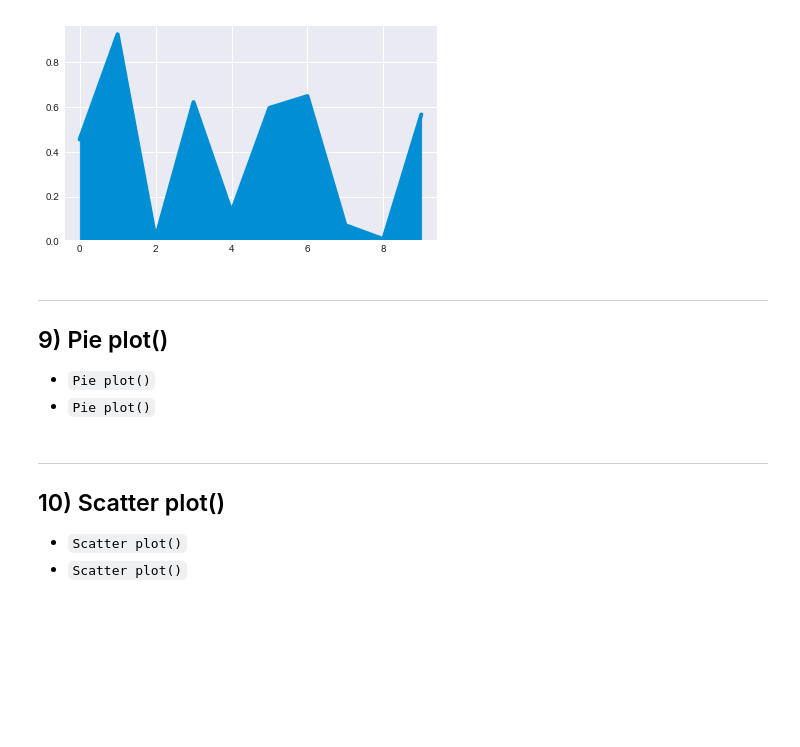
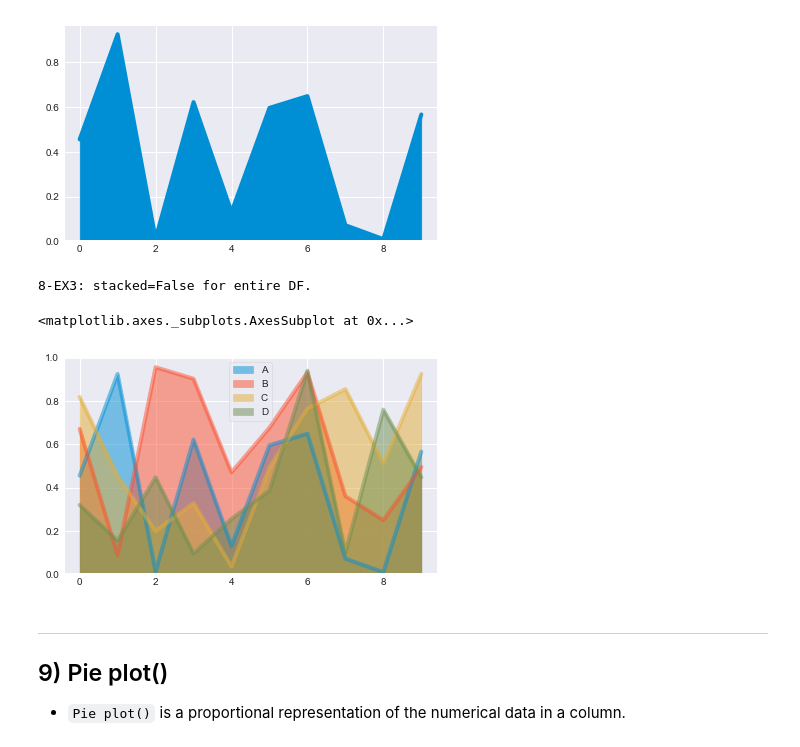
Before and after one commit to surendra-arivappagari/1.DataScience_MachineLearning_with_Python, a Jupyter notebook: 6.Pandas_Buildin_Data_Visualization/Pandas_Buildin_Data_Visualization.ipynb, the cells around one changed output. Saved outputs shown, nothing was run; the diff lists cells and outputs as text; code cells hidden in the pictures; blank space fills up the shorter version.

```diff
--- a/6.Pandas_Buildin_Data_Visualization/Pandas_Buildin_Data_Visualization.ipynb
+++ b/6.Pandas_Buildin_Data_Visualization/Pandas_Buildin_Data_Visualization.ipynb
@@ -286,6 +286,10 @@ df2['A'].plot.area()
 <matplotlib.axes._subplots.AxesSubplot at 0x...>
 [figure]
 # %%
-print("8-EX3stacked=False): Apply for 1 column of DF.")
+print("8-EX3: stacked=False for entire DF.")
 
-df2['A'].plot.area(stacked=False))
+df2.plot.area(stacked=False)
+# %% [output]
+8-EX3: stacked=False for entire DF.
+<matplotlib.axes._subplots.AxesSubplot at 0x...>
+[figure, added]
@@ -298,12 +298,4 @@ print("-EX1:")
 
 ## 9) Pie plot()
 
-- `Pie plot()` <br>
-- `Pie plot()` <br>
+- `Pie plot()` is a proportional representation of the numerical data in a column. <br>
-# %% [markdown]
-<hr>
-
-## 10) Scatter plot()
-
-- `Scatter plot()` <br>
-- `Scatter plot()` <br>
```
Also changed, not shown: parts of 9 cells of this notebook.
